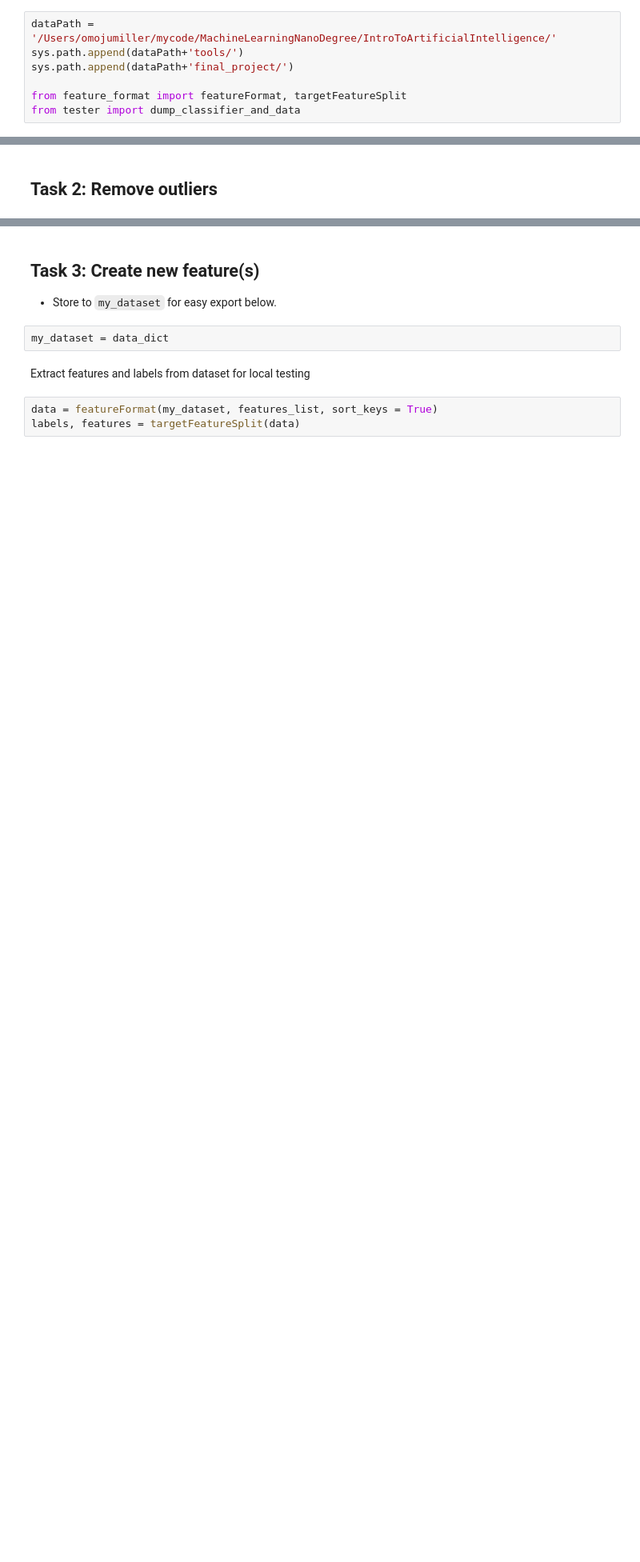
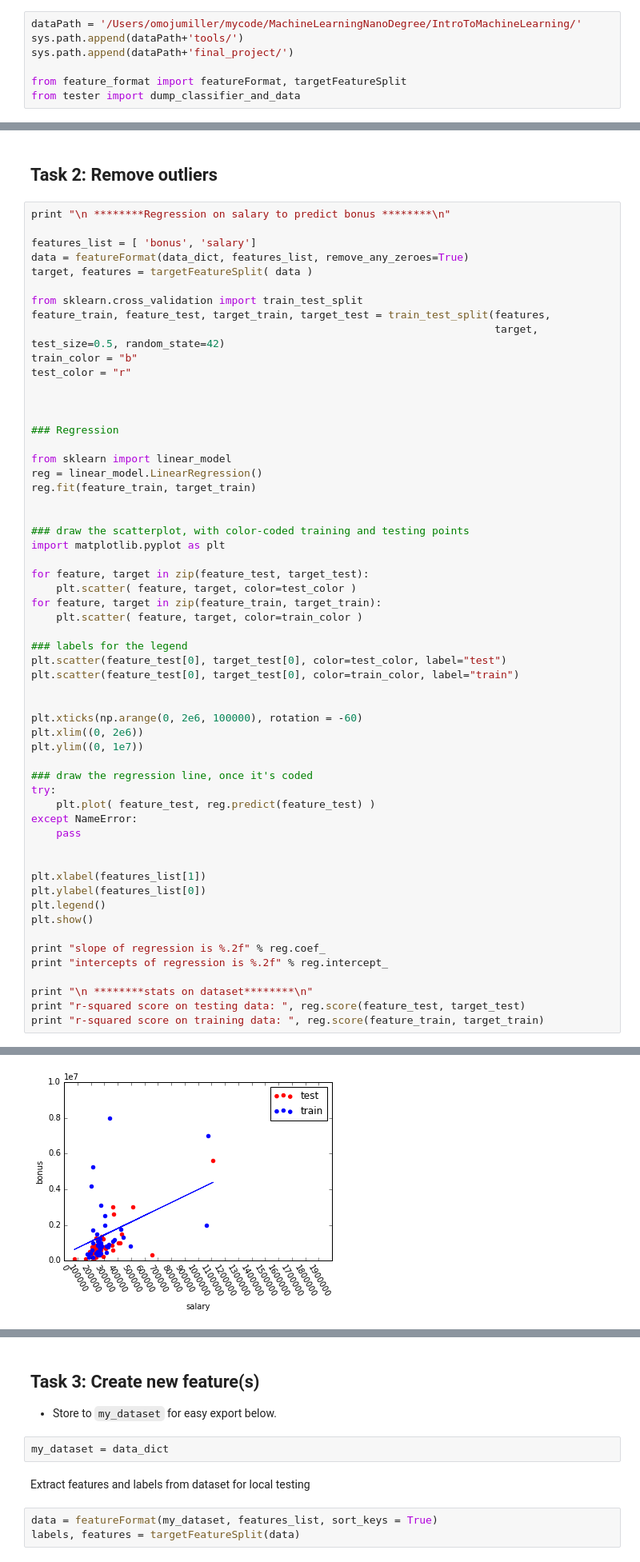
Before and after one commit to omoju/identifyFraudFromEnronEmail, a Jupyter notebook: IdentifyFraudFromEnronEmail.ipynb, the cells around one changed output, grey strips where cells are left out. Shown at 80% size. Cells and saved outputs as stored; diff of their text form; blank space fills up the shorter version.

Commit message:
feat: Regression to remove outliers in data

```diff
--- a/IdentifyFraudFromEnronEmail.ipynb
+++ b/IdentifyFraudFromEnronEmail.ipynb
@@ -10,7 +10,7 @@ from time import time
 import matplotlib as pl
 import pickle
 # %%
-dataPath = '/Users/omojumiller/mycode/MachineLearningNanoDegree/IntroToArtificialIntelligence/'
+dataPath = '/Users/omojumiller/mycode/MachineLearningNanoDegree/IntroToMachineLearning/'
 sys.path.append(dataPath+'tools/')
 sys.path.append(dataPath+'final_project/')
 
@@ -30,2 +54,60 @@ with open(dataPath+'final_project/final_project_dataset.pkl', "r") as data_file:
 # %% [markdown]
 ## Task 2: Remove outliers
+# %%
+print "\n ********Regression on salary to predict bonus ********\n"
+
+features_list = [ 'bonus', 'salary']
+data = featureFormat(data_dict, features_list, remove_any_zeroes=True)
+target, features = targetFeatureSplit( data )
+
+from sklearn.cross_validation import train_test_split
+feature_train, feature_test, target_train, target_test = train_test_split(features,
+                                                                          target, test_size=0.5, random_state=42)
+train_color = "b"
+test_color = "r"
+
+
+
+### Regression
+
+from sklearn import linear_model
+reg = linear_model.LinearRegression()
+reg.fit(feature_train, target_train)
+
+
+### draw the scatterplot, with color-coded training and testing points
+import matplotlib.pyplot as plt
+
+for feature, target in zip(feature_test, target_test):
+    plt.scatter( feature, target, color=test_color )
+for feature, target in zip(feature_train, target_train):
+    plt.scatter( feature, target, color=train_color )
+
+### labels for the legend
+plt.scatter(feature_test[0], target_test[0], color=test_color, label="test")
+plt.scatter(feature_test[0], target_test[0], color=train_color, label="train")
+
+
+plt.xticks(np.arange(0, 2e6, 100000), rotation = -60)
+plt.xlim((0, 2e6))
+plt.ylim((0, 1e7))
+
+### draw the regression line, once it's coded
+try:
+    plt.plot( feature_test, reg.predict(feature_test) )
+except NameError:
+    pass
+
+
+plt.xlabel(features_list[1])
+plt.ylabel(features_list[0])
+plt.legend()
+plt.show()
+
+print "slope of regression is %.2f" % reg.coef_
+print "intercepts of regression is %.2f" % reg.intercept_
+
+print "\n ********stats on dataset********\n"
+print "r-squared score on testing data: ", reg.score(feature_test, target_test)
+print "r-squared score on training data: ", reg.score(feature_train, target_train)
+# %% [output]
@@ -31,0 +115 @@ with open(dataPath+'final_project/final_project_dataset.pkl', "r") as data_file:
+[figure, added]
```
Also changed, not shown: parts of 7 cells of this notebook.
